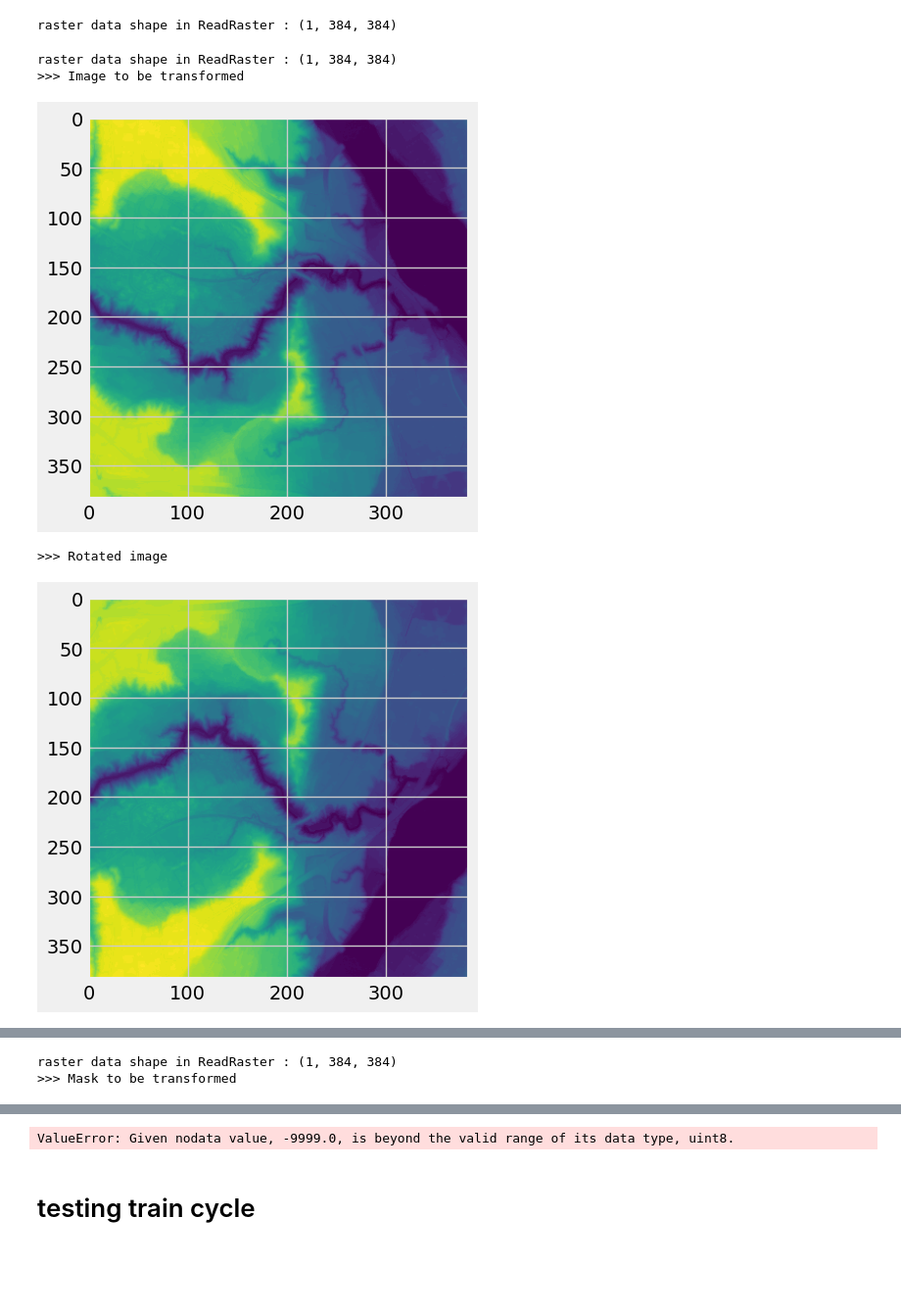
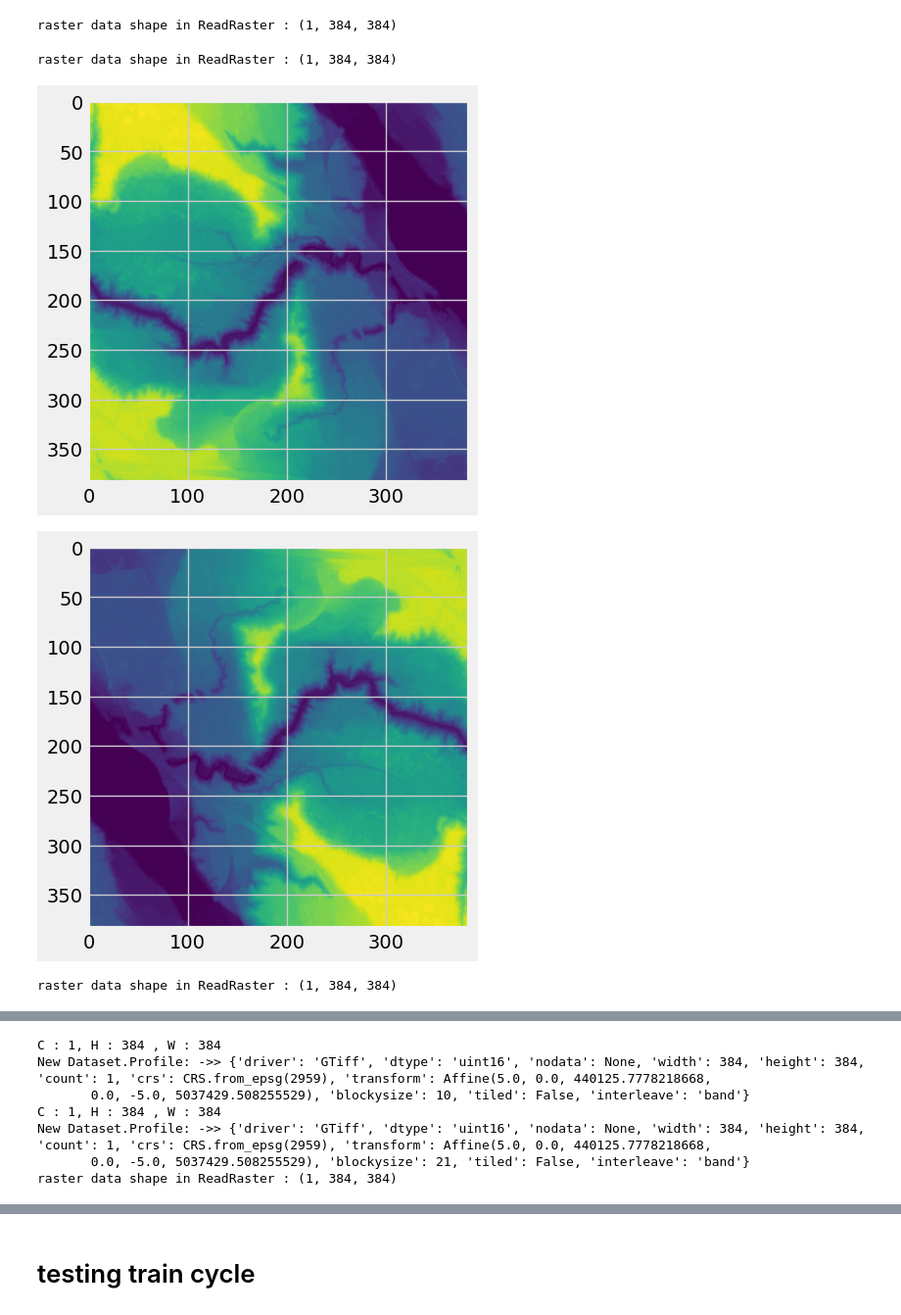
Before and after one commit to Abdielfer/DL4Flood, a Jupyter notebook: testingZone.ipynb, the cells around one changed output, grey strips where cells are left out. Shown at 98% size. Drawn from its saved outputs; the diff is of its cells as text; code cells hidden in the pictures; blank space fills up the shorter version.

```diff
--- a/testingZone.ipynb
+++ b/testingZone.ipynb
@@ -55,15 +32,14 @@ show(rotatedMask)
 # %%
 from rasterio.plot import show
 saveImgDir = r'C:\Users\abfernan\CrossCanFloodMapping\RawData\TestTiling\percentage_1\trn\exp1\testPermanentTransf\img'
 saveMaskDir = r'C:\Users\abfernan\CrossCanFloodMapping\RawData\TestTiling\percentage_1\trn\exp1\testPermanentTransf\mask'
 scvPath = r'C:\Users\abfernan\CrossCanFloodMapping\RawData\TestTiling\percentage_1\TestPermanentTransf.csv'
 
-mask, rotatedMask = D.offlineTransformation(scvPath,saveImgDir,saveMaskDir)
-# show(mask)
-# show(rotatedMask)
+lastRotImag, lastRotMask = D.offlineTransformation(scvPath,saveImgDir,saveMaskDir)
+# show(lastRotImag)
+# show(lastRotMask)
 # %% [output]
 raster data shape in ReadRaster : (1, 384, 384)
->>> Image to be transformed
 [figure]
+[figure, new version]
->>> Rotated image
+raster data shape in ReadRaster : (1, 384, 384)
-[figure, old version]
@@ -70,2 +48,7 @@ raster data shape in ReadRaster : (1, 384, 384)
+C : 1, H : 384 , W : 384
+New Dataset.Profile: ->> {'driver': 'GTiff', 'dtype': 'uint16', 'nodata': None, 'width': 384, 'height': 384, 'count': 1, 'crs': CRS.from_epsg(2959), 'transform': Affine(5.0, 0.0, 440125.7778218668,
+       0.0, -5.0, 5037429.508255529), 'blockysize': 10, 'tiled': False, 'interleave': 'band'}
+C : 1, H : 384 , W : 384
+New Dataset.Profile: ->> {'driver': 'GTiff', 'dtype': 'uint16', 'nodata': None, 'width': 384, 'height': 384, 'count': 1, 'crs': CRS.from_epsg(2959), 'transform': Affine(5.0, 0.0, 440125.7778218668,
+       0.0, -5.0, 5037429.508255529), 'blockysize': 21, 'tiled': False, 'interleave': 'band'}
 raster data shape in ReadRaster : (1, 384, 384)
->>> Mask to be transformed
@@ -76,4 +66,3 @@ C : 1, H : 384 , W : 384
-ValueError: Given nodata value, -9999.0, is beyond the valid range of its data type, uint8.
 # %%
 ### Transfer images by copy
 img_list, mask_list = D.createImageMaskList(scvPath)
```
Also changed, not shown: parts of 7 cells of this notebook, 2 other files.
